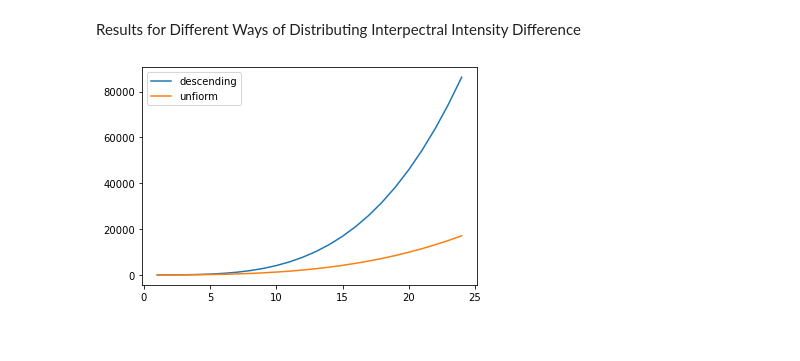
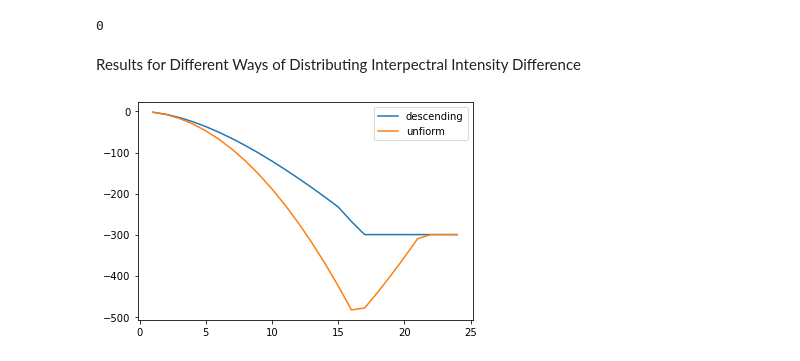
Before and after one commit to Jbug1/TunaSim, a Jupyter notebook: demos.ipynb, the cells around one changed output. Saved outputs shown, nothing was run; the diff lists cells and outputs as text; code cells hidden in the pictures.

```diff
--- a/demos.ipynb
+++ b/demos.ipynb
@@ -24,3 +98,20 @@ def distance4(dif,a,b,c,d,e,f):
+# %%
+def middle(element,lower,upper):
+    """
+    return middle element
+    """
+
+    if element>=lower:
+        if element<= upper:
+            return element
+        else:
+            return upper
+    else:
+        return lower
+
+middle(0,0,1)
+# %% [output]
+0
 # %% [markdown]
 Results for Different Ways of Distributing Interpectral Intensity Difference
 # %%
@@ -28,34 +119,34 @@ xs=list()
 scores_1=list()
 scores_2=list()
 
 total_difference = 0.9
 len_difference = 10
 max_len = 25
 
-func1 = partial(distance2,a=1,b=-2,c=1,d=1)
-func2 = partial(distance2,a=1,b=-2,c=1,d=1)
+func1 = partial(tuna_dif_distance,e=1,f=-1,h=500, i=-3,j=2,k=-800)
+func2 = partial(tuna_dif_distance,e=1,f=-1,h=500,i=-3,j=2,k=-800)
 
 normalize = False
 
 for i in range(1,max_len):
 
     xs.append(i)
     dif_1 = np.array([1/(x+1) for x in range(i)])
     dif_1 = dif_1/sum(dif_1)*total_difference
 
-    dif_2 = [total_difference/i for x in range(i)]
+    dif_2 = np.array([total_difference/i for x in range(i)])
 
     if normalize:
         scores_1.append(1- 1/func1(dif_1))
         scores_2.append(1 - 1/func2(dif_2))
     else:
         scores_1.append(func1(dif_1))
         scores_2.append(func2(dif_2))
 
 plt.plot(xs, scores_1, label='descending')
 plt.plot(xs, scores_2, label='unfiorm')
 
 plt.legend()
 plt.show()
 # %% [output]
-[figure, old version]
+[figure, new version]
```
Also changed, not shown: parts of 12 cells of this notebook.
